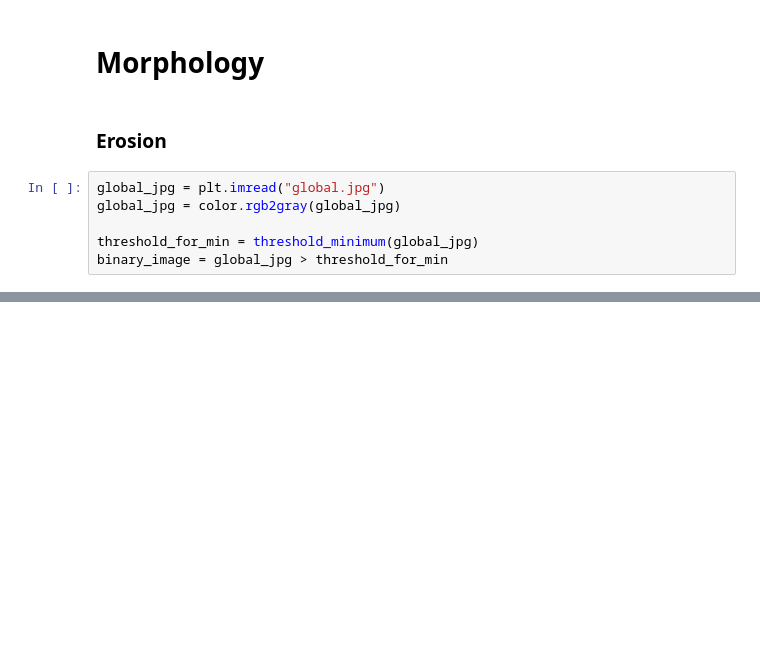
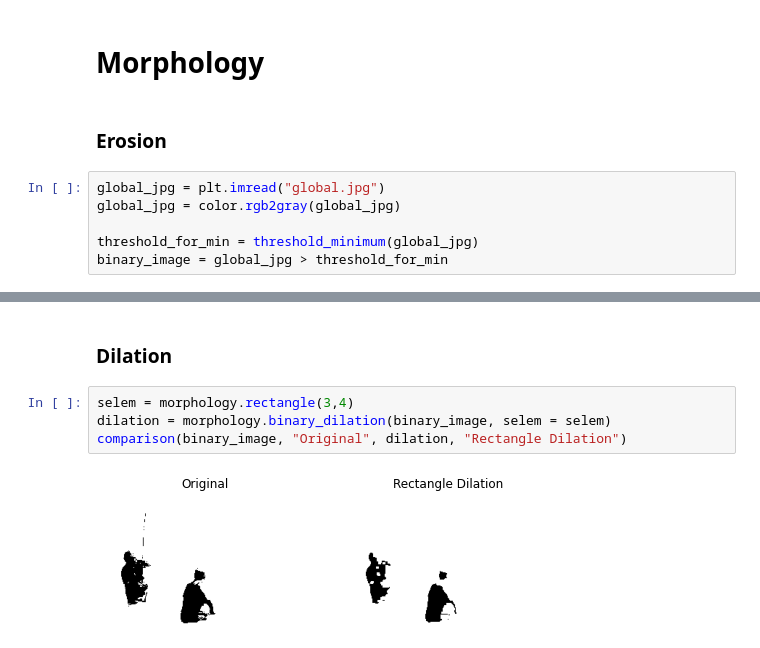
Before and after one commit to Gizem-kaya/Image-Processing-with-Python, a Jupyter notebook: Filter_Contrast_Transformation_Morphology.ipynb, the cells around one changed output, grey strips where cells are left out. Saved outputs shown, nothing was run; the diff lists cells and outputs as text; blank space fills up the shorter version.

Commit message:
Dilation is added

```diff
--- a/Filter_Contrast_Transformation_Morphology.ipynb
+++ b/Filter_Contrast_Transformation_Morphology.ipynb
@@ -138,0 +139,8 @@ comparison(global_jpg, "Original", erosion, "Diamond Erosion")
+# %% [markdown]
+### **Dilation**
+# %%
+selem = morphology.rectangle(3,4)
+dilation = morphology.binary_dilation(binary_image, selem = selem)
+comparison(binary_image, "Original", dilation, "Rectangle Dilation")
+# %% [output]
+[figure, added]
```
Also changed, not shown: parts of 4 cells of this notebook.
